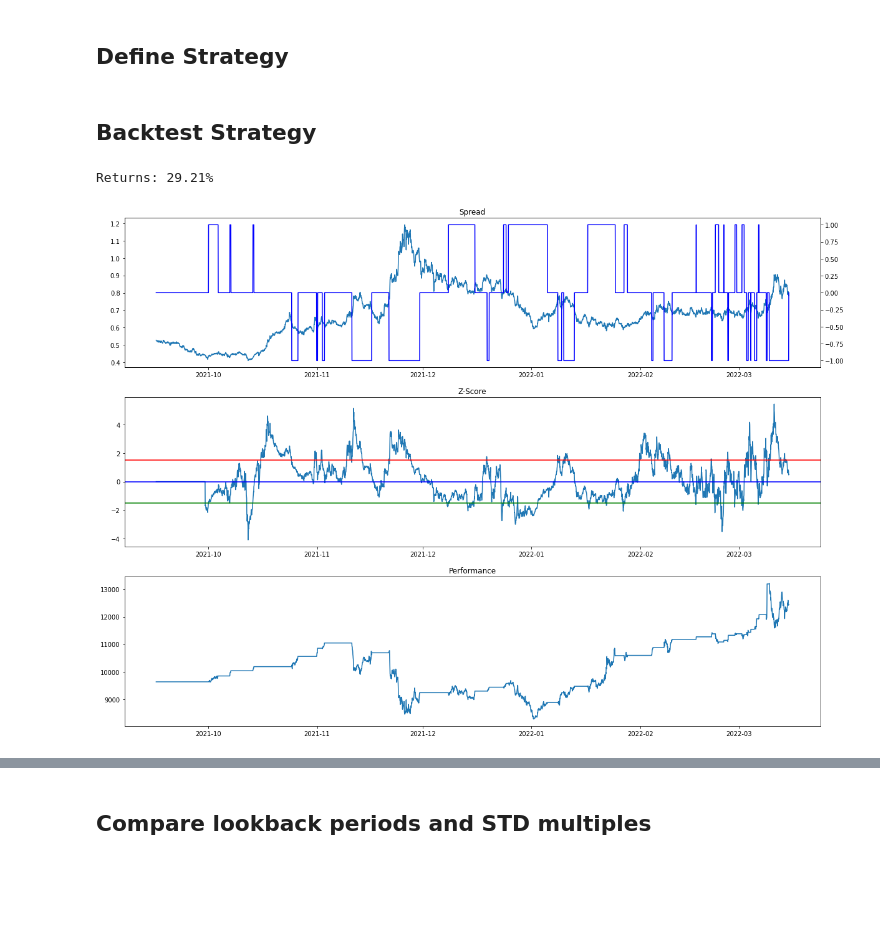
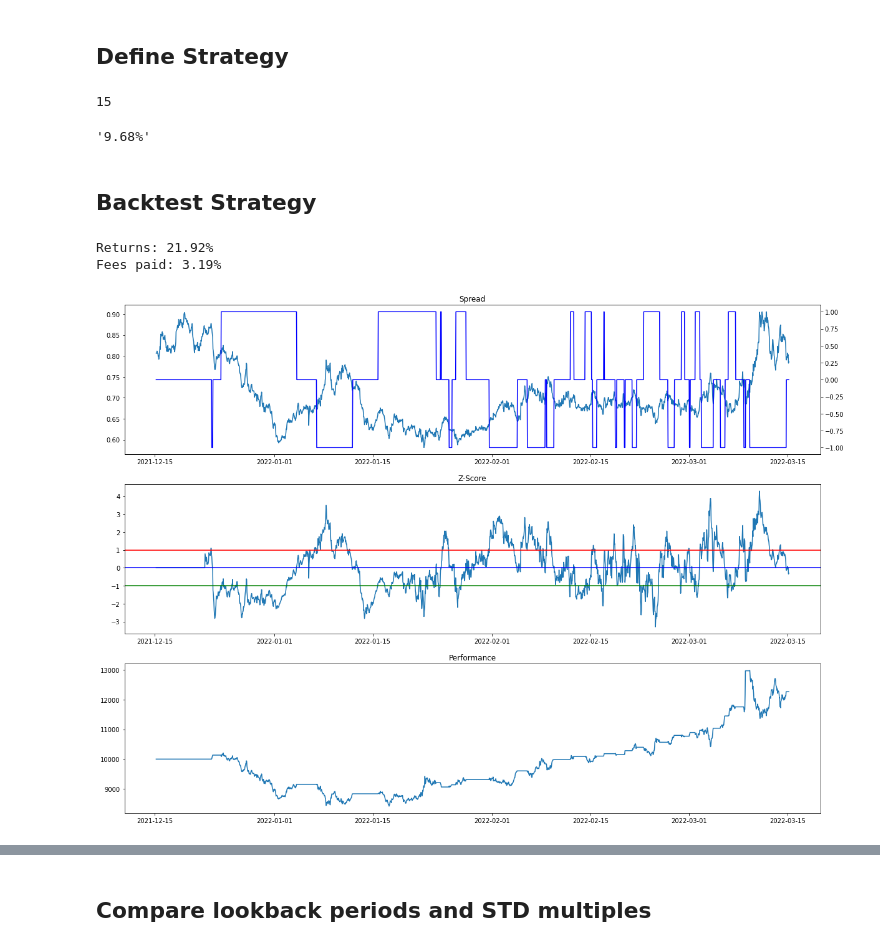
Before and after one commit to walidarbtg/cointegration, a Jupyter notebook: Backtesting Pairs Trading.ipynb, the cells around one changed output, grey strips where cells are left out. Saved outputs shown, nothing was run; the diff lists cells and outputs as text; code cells hidden in the pictures; blank space fills up the shorter version.

Commit message:
WIP: Cointegration Matrix and backtesting for optimization

```diff
--- a/Backtesting Pairs Trading.ipynb
+++ b/Backtesting Pairs Trading.ipynb
@@ -82,14 +82,14 @@ def get_backtest_performance(price_a, price_b, positions, fees, starting_capital
             trades += 1
             current_pos = i
 
-    after_fees = (1-fees)**trades
+    fees_paid = 1 - (1-fees)**trades
 
     # Calculate strategy return
     long_leg_returns = pd.Series(list(returns_a)) * pd.Series(positions) # Returns of first leg
     short_leg_returns = pd.Series(list(returns_b)) * pd.Series(positions) * -1 #Returns of second leg (must inverse positions first)
 
-    long_leg_cumsum = long_leg_returns.cumsum().apply(np.exp) * after_fees
-    short_leg_cumsum = short_leg_returns.cumsum().apply(np.exp) * after_fees
+    long_leg_cumsum = long_leg_returns.cumsum().apply(np.exp)
+    short_leg_cumsum = short_leg_returns.cumsum().apply(np.exp)
 
     long_leg_dollar_size = starting_capital * order_size_pct / 2 * beta
     short_leg_dollar_size = starting_capital * order_size_pct - long_leg_dollar_size
@@ -99,7 +99,7 @@ def get_backtest_performance(price_a, price_b, positions, fees, starting_capital
 
     capital = long_leg_dollar_size * long_leg_cumsum + short_leg_dollar_size * short_leg_cumsum
 
-    return capital
+    return capital, fees_paid
 
 ## Returns backtesting stats from strategy
 # price_a: series
@@ -121,22 +121,25 @@ def zscore_mean_reversion_strategy(price_a, price_b, window, std_multiple, tradi
 
     # Get Trades
     for i in range(2, len(zscore)):
+        # If short and zscore goes at or under 0, close short
+        if positions[i-1] == -1 and zscore[i-1] <= 0:
+            positions.append(0)
+        # If long and zscore goes at or above 0, close long
+        elif positions[i-1] == 1 and zscore[i-1] >= 0:
+            positions.append(0)
         # If zscore goes above std and comes back under, short signal
-        if zscore[i-2] >= std_multiple and zscore[i-1] < std_multiple:
+        elif positions[i-1] == 0 and zscore[i-2] > std_multiple and zscore[i-1] < std_multiple:
             positions.append(-1)
         # If zscore goes under std and comes back over, long signal
-        elif zscore[i-2] <= -std_multiple and zscore[i-1] > -std_multiple:
+        elif positions[i-1] == 0 and zscore[i-2] < -std_multiple and zscore[i-1] > -std_multiple:
             positions.append(1)
-        # If zscore goes back to 0, close trade
-        elif round(zscore[i-1]) == 0:
-            positions.append(0)
         # Else, keep same position
         else:
             positions.append(positions[i-1])
 
-    capital = get_backtest_performance(price_a, price_b, positions, trading_fee, starting_capital, order_size_pct, beta)
+    capital, fees_paid = get_backtest_performance(price_a, price_b, positions, trading_fee, starting_capital, order_size_pct, beta)
 
-    return positions, capital, zscore
+    return positions, capital, fees_paid, zscore
 
 
 def rsi(df, periods = 14, ema = True):
@@ -196,44 +199,60 @@ def rsi_mean_reversion_strategy(price_a, price_b, window, signals, trading_fee,
         else:
             positions.append(positions[i-1])
 
-    capital = get_backtest_performance(price_a, price_b, positions, trading_fee, starting_capital, order_size_pct, beta)
+    capital, fees_paid = get_backtest_performance(price_a, price_b, positions, trading_fee, starting_capital, order_size_pct, beta)
 
-    return positions, capital, spread_rsi
+    return positions, capital, fees_paid, spread_rsi
+# %%
+tr = 0
+ps = 0
+for i in positions:
+    if i != ps:
+        tr += 1
+        ps = i
+tr
+# %% [output]
+15
+# %%
+'{:.2f}%'.format(capital.std()/capital[0]*100)
+# %% [output]
+'9.68%'
 # %% [markdown]
 ## Backtest Strategy
 # %%
-start_date = len(prices[assets[0]]) - 24 * 30 * 6
+start_date = len(prices[assets[0]]) - 24 * 30 * 3
 end_date = len(prices[assets[0]]) - 24 * 0
 price1 = prices[assets[0]]['price'].reset_index()['price'][start_date:end_date]
 price2 = prices[assets[1]]['price'].reset_index()['price'][start_date:end_date]
 dates = prices[assets[0]]['date'][start_date:end_date]
 fees = 0.0006
-rolling_window = 24*14
-std_multiple = 1.5
+rolling_window = 24*7
+std_multiple = 1
 start_capital = 10000.0
 order_size_pct = 1
 beta = 1
-positions, capital, zscore = zscore_mean_reversion_strategy(price1, price2, rolling_window, std_multiple, fees, start_capital, order_size_pct, beta)
+positions, capital, fees_paid, zscore = zscore_mean_reversion_strategy(price1, price2, rolling_window, std_multiple, fees, start_capital, order_size_pct, beta)
 
 # Visualization
 fig, axs = plt.subplots(3, figsize=(20,15))
 fig.figsize=(20,15)
 axs[0].plot(dates, price1/price2)
 axs[0].title.set_text('Spread')
 axs0_2 = axs[0].twinx()
 axs0_2.plot(dates, positions, color='b')
 axs[1].plot(dates, zscore)
 axs[1].title.set_text('Z-Score')
 axs[1].axhline(std_multiple, color='r')
 axs[1].axhline(-std_multiple, color='g')
 axs[1].axhline(0, color='b')
 axs[2].plot(dates, capital)
 axs[2].title.set_text('Performance')
 
-print('Returns: {:.2f}%'.format((list(capital)[-1]/list(capital)[0]-1)*100))
+print('Returns: {:.2f}%'.format((list(capital)[-1]/list(capital)[0]-1)*100*(1-fees_paid)))
+print('Fees paid: {:.2f}%'.format(fees_paid*100))
 # %% [output]
-Returns: 29.21%
+Returns: 21.92%
+Fees paid: 3.19%
-[figure, old version]
+[figure, new version]
 # %%
 # RSI
 start_date = len(prices[assets[0]]) - 24 * 30 * 1
```
Also changed, not shown: parts of 4 cells of this notebook, 5 other files.
